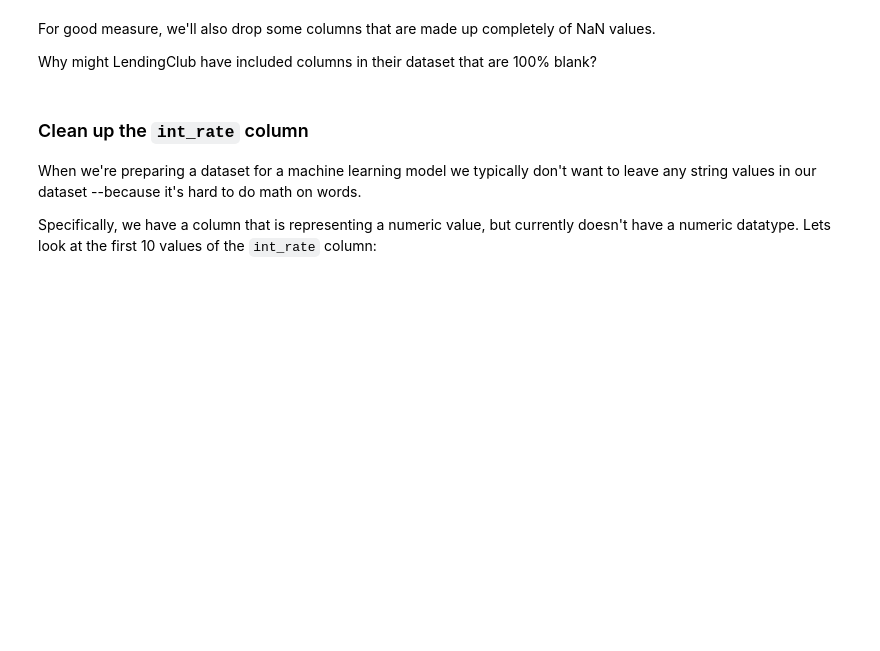
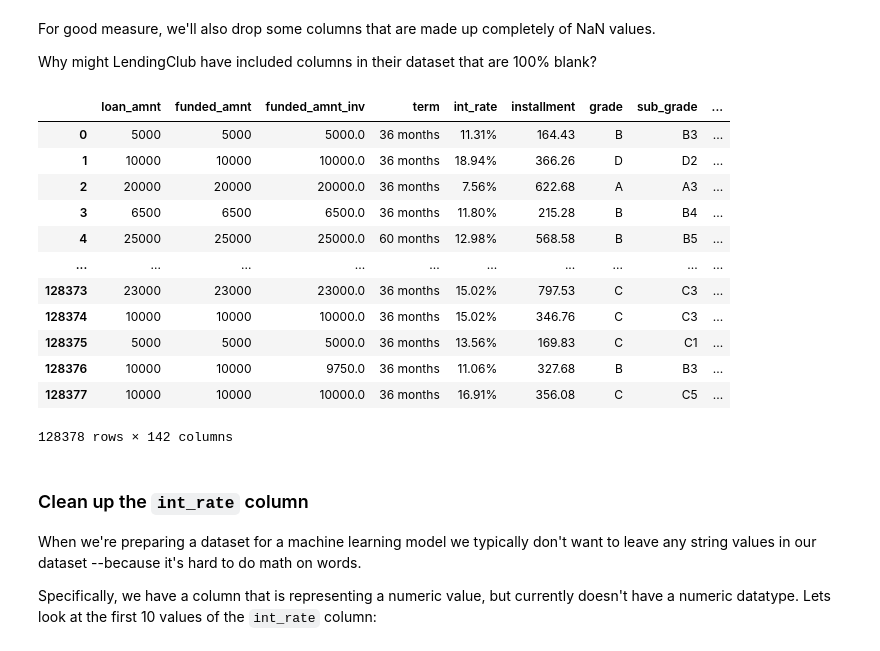
Before and after one commit to singparvi/DS-Unit-1-Sprint-1-Data-Wrangling-and-Storytelling, a Jupyter notebook: module2-make-features/LS_DS_112_Make_Features (1).ipynb, the cells around one changed output. Cells and saved outputs as stored; diff of their text form; code cells hidden in the pictures; blank space fills up the shorter version.

```diff
--- a/module2-make-features/LS_DS_112_Make_Features (1).ipynb
+++ b/module2-make-features/LS_DS_112_Make_Features (1).ipynb
@@ -309,6 +465,22 @@ df = pd.read_csv('LoanStats_2018Q4.csv', skiprows=1, skipfooter=2, engine='pytho
 For good measure, we'll also drop some columns that are made up completely of NaN values.
 
 Why might LendingClub have included columns in their dataset that are 100% blank?
+# %%
+df.drop(['id','member_id'], axis =1)
+# %% [output]
+|  | loan_amnt | funded_amnt | funded_amnt_inv | term | int_rate | installment | grade | sub_grade | ... |
+| 0 | 5000 | 5000 | 5000.0 | 36 months | 11.31% | 164.43 | B | B3 | ... |
+| 1 | 10000 | 10000 | 10000.0 | 36 months | 18.94% | 366.26 | D | D2 | ... |
+| 2 | 20000 | 20000 | 20000.0 | 36 months | 7.56% | 622.68 | A | A3 | ... |
+| 3 | 6500 | 6500 | 6500.0 | 36 months | 11.80% | 215.28 | B | B4 | ... |
+| 4 | 25000 | 25000 | 25000.0 | 60 months | 12.98% | 568.58 | B | B5 | ... |
+| ... | ... | ... | ... | ... | ... | ... | ... | ... | ... |
+| 128373 | 23000 | 23000 | 23000.0 | 36 months | 15.02% | 797.53 | C | C3 | ... |
+| 128374 | 10000 | 10000 | 10000.0 | 36 months | 15.02% | 346.76 | C | C3 | ... |
+| 128375 | 5000 | 5000 | 5000.0 | 36 months | 13.56% | 169.83 | C | C1 | ... |
+| 128376 | 10000 | 10000 | 9750.0 | 36 months | 11.06% | 327.68 | B | B3 | ... |
+| 128377 | 10000 | 10000 | 10000.0 | 36 months | 16.91% | 356.08 | C | C5 | ... |
+128378 rows × 142 columns
 # %% [markdown]
 ### Clean up the `int_rate` column
 
```
Also changed, not shown: parts of 19 cells of this notebook.
